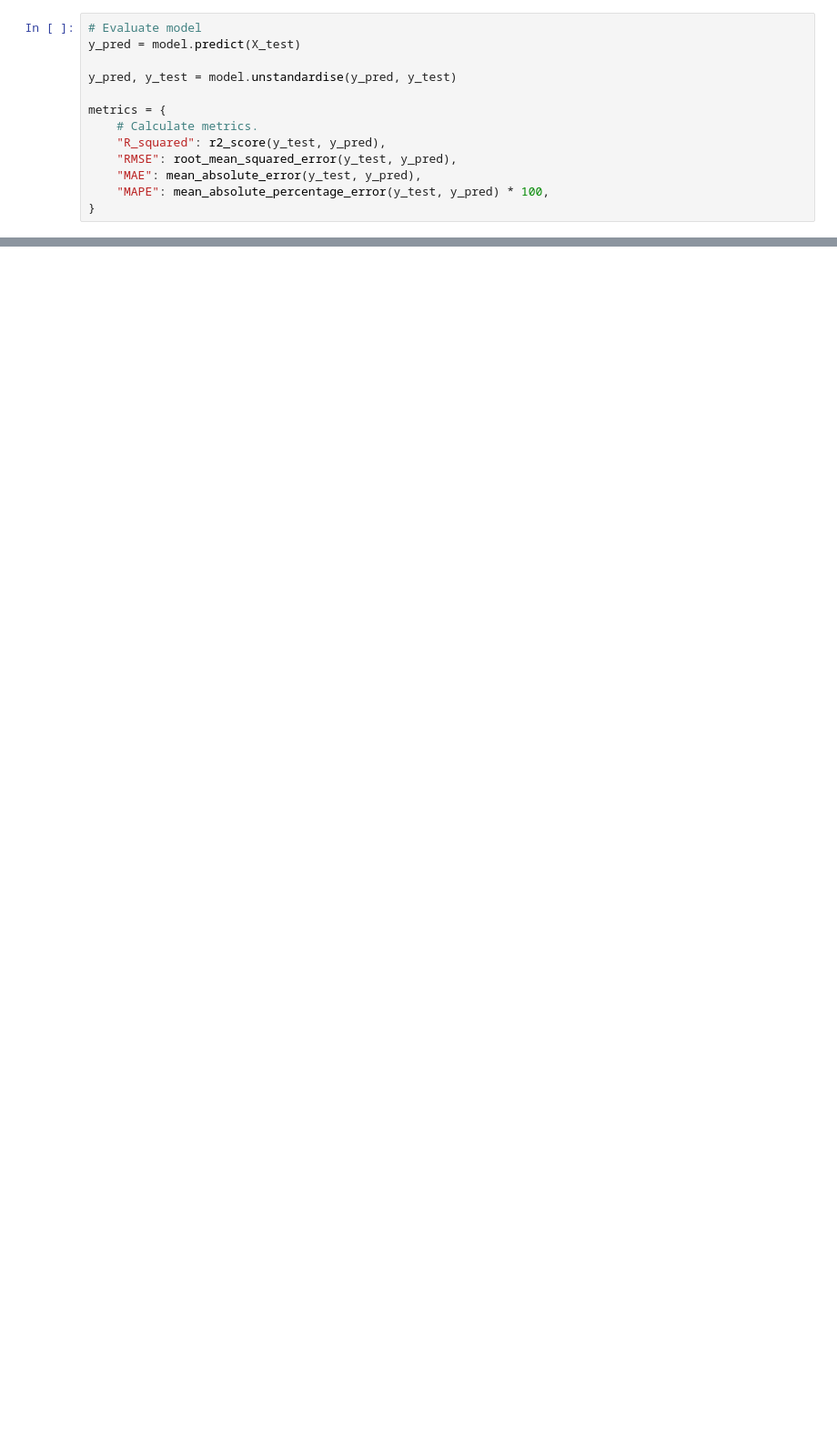
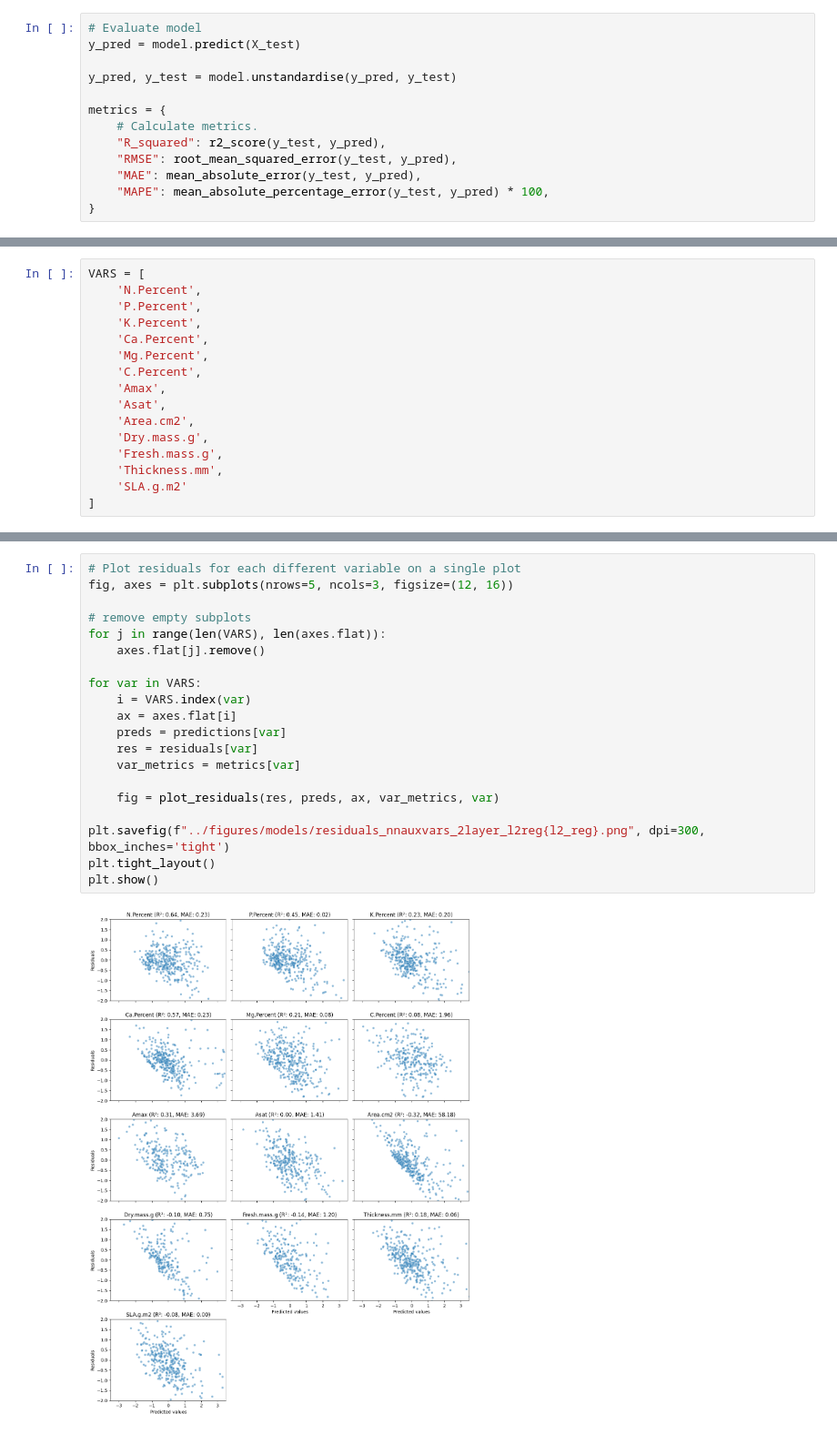
Before and after one commit to isaachcamp/geofm-plant-traits, a Jupyter notebook: notebooks/explore_neural_net.ipynb, the cells around one changed output, grey strips where cells are left out. Shown at 91% size. Drawn from its saved outputs; the diff is of its cells as text; blank space fills up the shorter version.

```diff
--- a/notebooks/explore_neural_net.ipynb
+++ b/notebooks/explore_neural_net.ipynb
@@ -109,0 +111,16 @@ metrics
+# %%
+VARS = [
+    'N.Percent',
+    'P.Percent',
+    'K.Percent',
+    'Ca.Percent',
+    'Mg.Percent',
+    'C.Percent',
+    'Amax',
+    'Asat',
+    'Area.cm2',
+    'Dry.mass.g',
+    'Fresh.mass.g',
+    'Thickness.mm',
+    'SLA.g.m2'
+]
@@ -109,0 +287,22 @@ metrics
+# %%
+# Plot residuals for each different variable on a single plot
+fig, axes = plt.subplots(nrows=5, ncols=3, figsize=(12, 16))
+
+# remove empty subplots
+for j in range(len(VARS), len(axes.flat)):
+    axes.flat[j].remove()
+
+for var in VARS:
+    i = VARS.index(var)
+    ax = axes.flat[i]
+    preds = predictions[var]
+    res = residuals[var]
+    var_metrics = metrics[var]
+
+    fig = plot_residuals(res, preds, ax, var_metrics, var)
+
+plt.savefig(f"../figures/models/residuals_nnauxvars_2layer_l2reg{l2_reg}.png", dpi=300, bbox_inches='tight')
+plt.tight_layout()
+plt.show()
+# %% [output]
+[figure, added]
```
Also changed, not shown: parts of 11 cells of this notebook.
